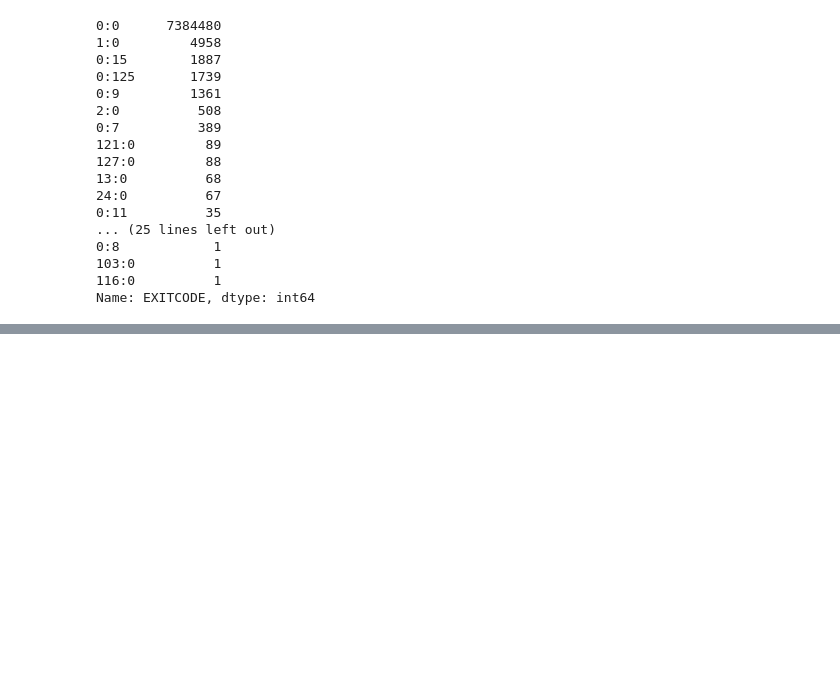
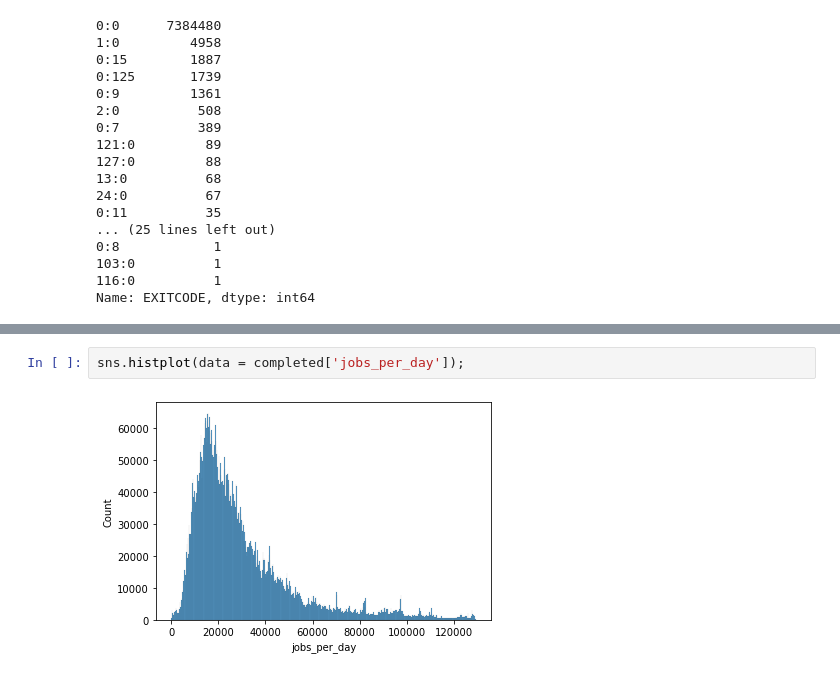
Before and after one commit to nedatahe/accre-candy-corn, a Jupyter notebook: notebooks/accre_exploration_cm_1.ipynb, the cells around one changed output, grey strips where cells are left out. Cells and saved outputs as stored; diff of their text form; blank space fills up the shorter version.

```diff
--- a/notebooks/accre_exploration_cm_1.ipynb
+++ b/notebooks/accre_exploration_cm_1.ipynb
@@ -142,0 +143,4 @@ sns.histplot(data = completed['jobs_per_hour']);
+# %%
+sns.histplot(data = completed['jobs_per_day']);
+# %% [output]
+[figure, added]
```
Also changed, not shown: parts of 8 cells of this notebook, 1 other file.
